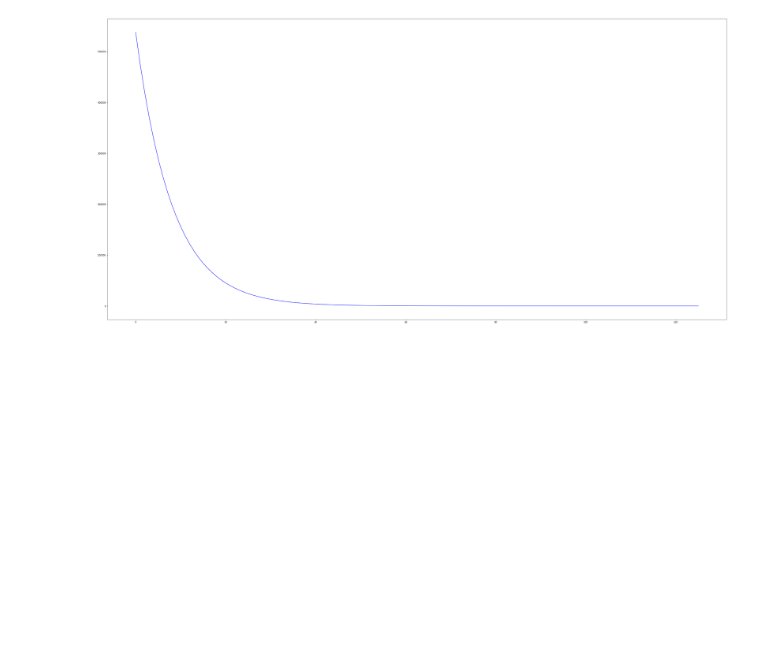
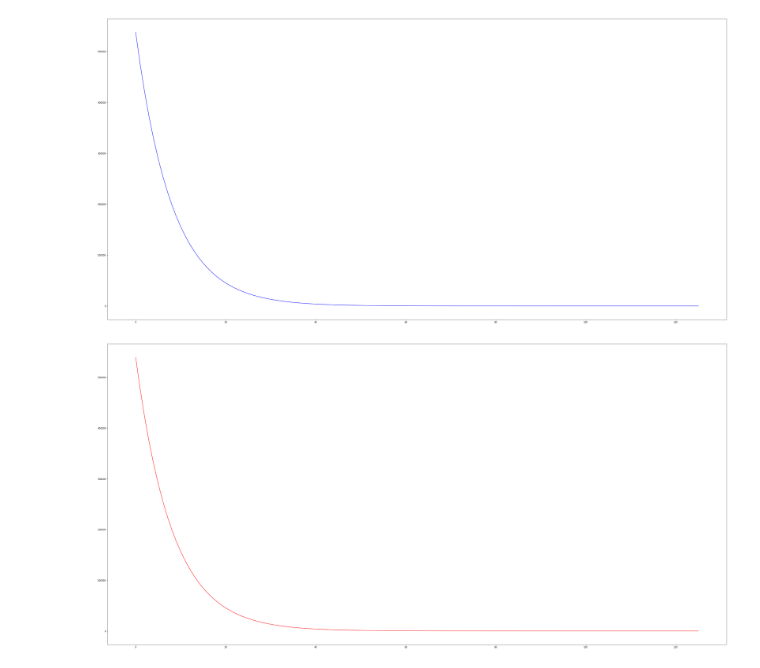
Before and after one commit to pula39/ml-assignment, a Jupyter notebook: ml_assignment4.ipynb, the cells around one changed output. Drawn from its saved outputs; the diff is of its cells as text; code cells hidden in the pictures; blank space fills up the shorter version.

Commit message:
3. Plot the testing error using the testing dataset at every iteration of gradient descent until convergence [5pt]

```diff
--- a/ml_assignment4.ipynb
+++ b/ml_assignment4.ipynb
@@ -210,3 +210,9 @@ make_plot([(step_count_to_energy_value, "plot", "blue")])
 show_plot()
 # %% [output]
 [figure]
+# %%
+
+make_plot([(step_count_to_energy_value_test, "plot", "red")])
+show_plot()
+# %% [output]
+[figure, added]
```
